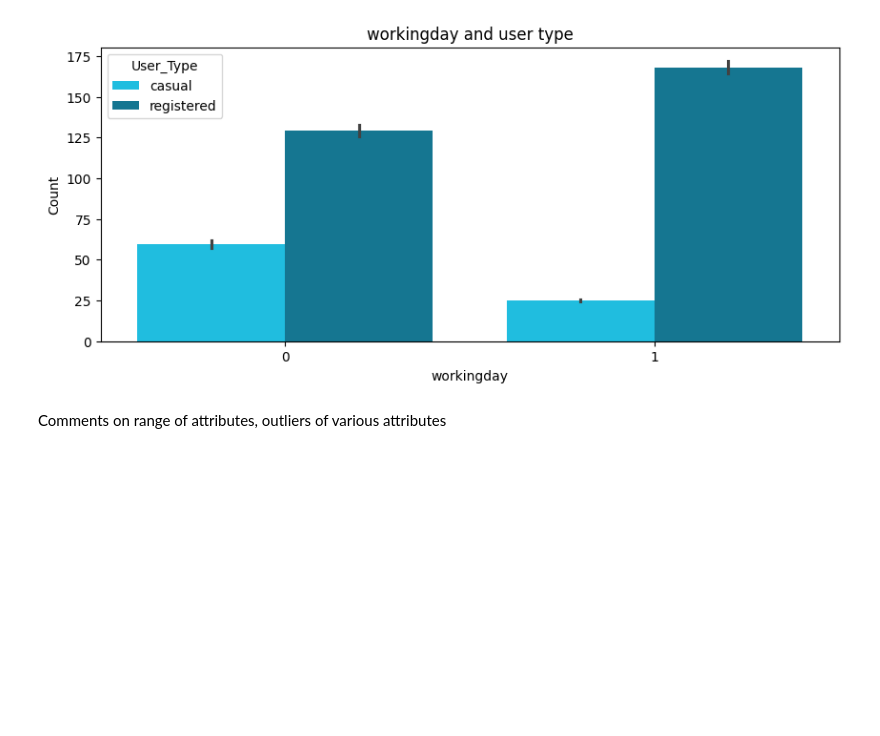
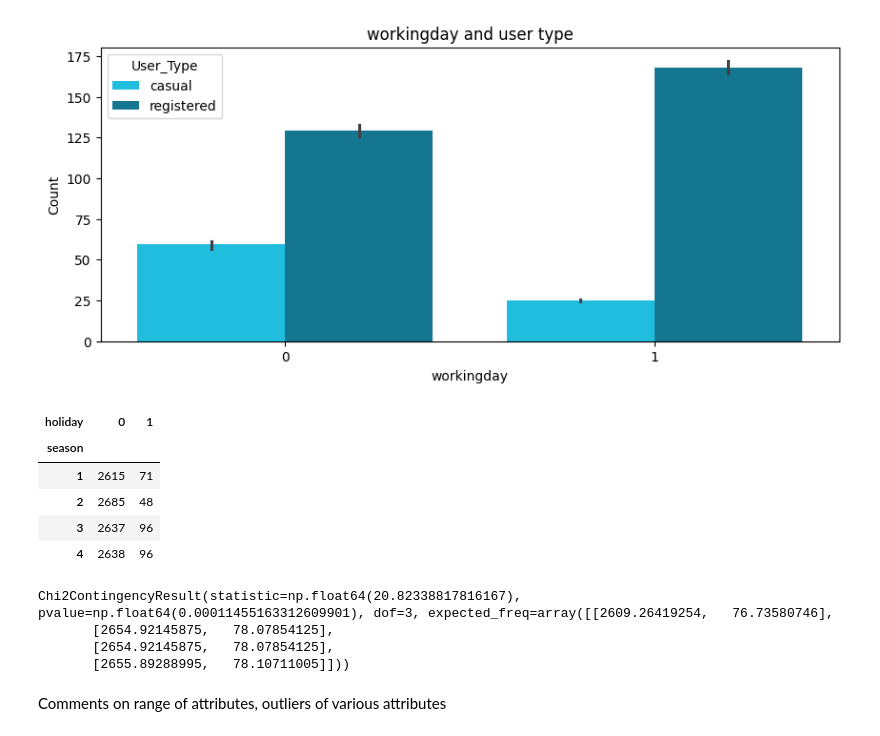
Before and after one commit to RichaGaharwar/Yulu---Hypothesis-Testing, a Jupyter notebook: Yulu_Hypothesis_Testing.ipynb, the cells around one changed output. Cells and saved outputs as stored; diff of their text form; code cells hidden in the pictures; blank space fills up the shorter version.

```diff
--- a/Yulu_Hypothesis_Testing.ipynb
+++ b/Yulu_Hypothesis_Testing.ipynb
@@ -699,0 +698,10 @@ pd.crosstab( )
+# %%
+observed = pd.crosstab(yulu['season'], yulu['holiday'])
+observed
+# %% [output]
+| holiday | 0 | 1 |
+| season |  |  |
+| 1 | 2615 | 71 |
+| 2 | 2685 | 48 |
+| 3 | 2637 | 96 |
+| 4 | 2638 | 96 |
@@ -700,3 +711,10 @@ pd.crosstab( )
+# %%
+res
+# %% [output]
+Chi2ContingencyResult(statistic=np.float64(20.82338817816167), pvalue=np.float64(0.00011455163312609901), dof=3, expected_freq=array([[2609.26419254,   76.73580746],
+       [2654.92145875,   78.07854125],
+       [2654.92145875,   78.07854125],
+       [2655.89288995,   78.10711005]]))
 # %% [markdown]
 Comments on range of attributes, outliers of various attributes
 # %% [markdown]
```
Also changed, not shown: parts of 6 cells of this notebook.
